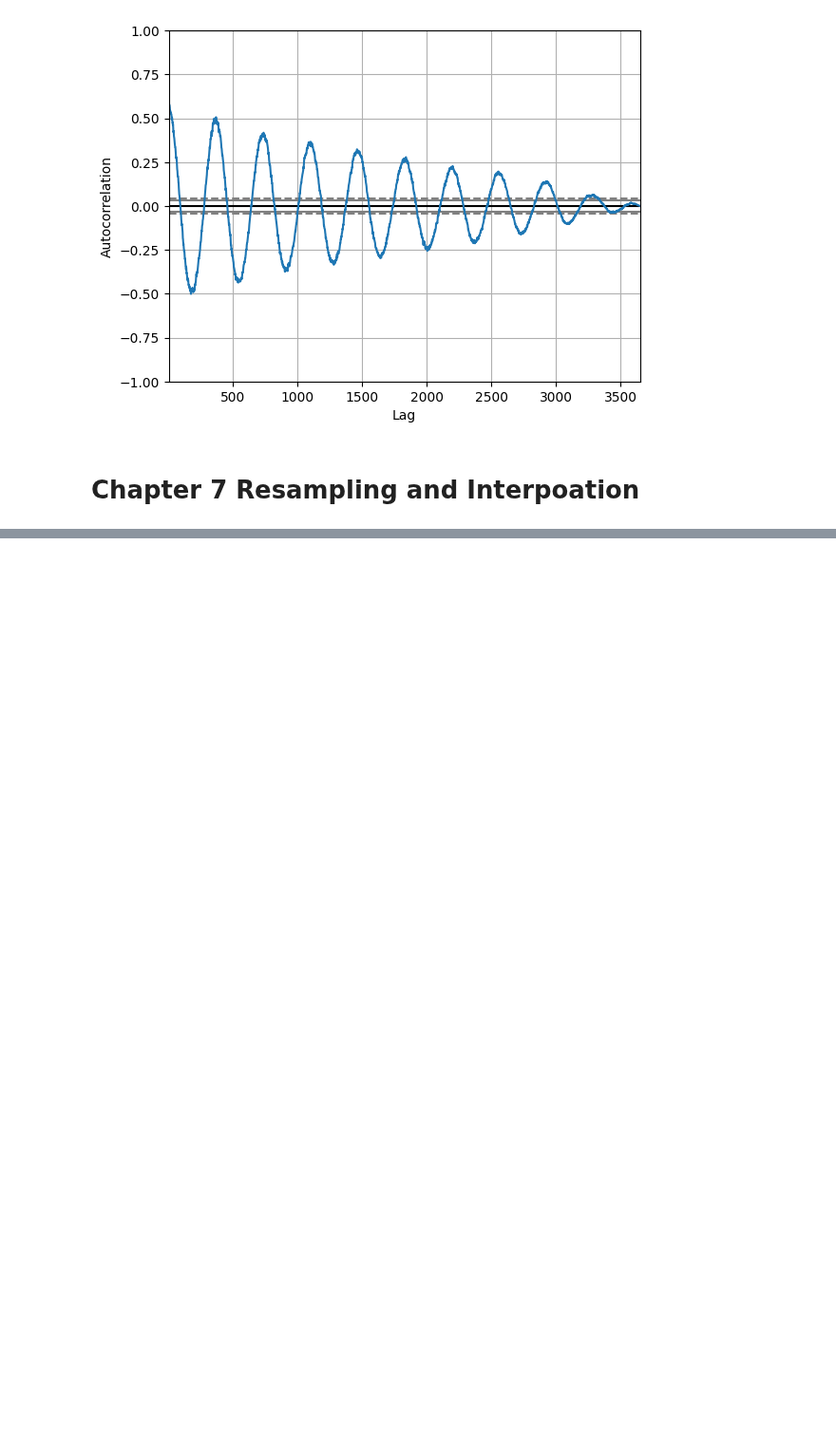
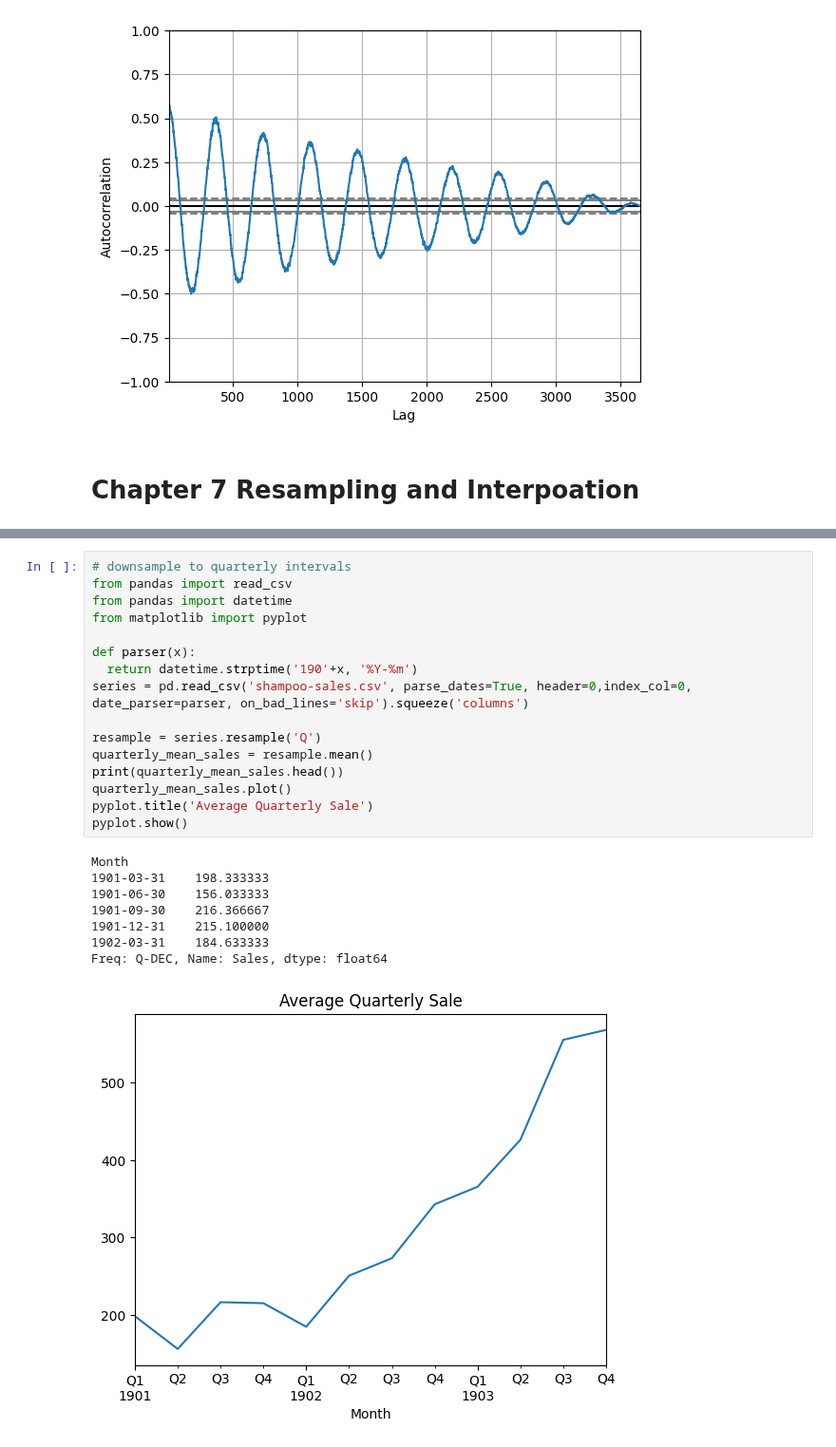
Before and after one commit to gregorywmorris/guided_projects, a Jupyter notebook: time_series/introduction_to_series_forecasting.ipynb, the cells around one changed output, grey strips where cells are left out. Shown at 95% size. Cells and saved outputs as stored; diff of their text form; blank space fills up the shorter version.

```diff
--- a/time_series/introduction_to_series_forecasting.ipynb
+++ b/time_series/introduction_to_series_forecasting.ipynb
@@ -337,0 +465,25 @@ pyplot.show()
+# %%
+# downsample to quarterly intervals
+from pandas import read_csv
+from pandas import datetime
+from matplotlib import pyplot
+
+def parser(x):
+  return datetime.strptime('190'+x, '%Y-%m')
+series = pd.read_csv('shampoo-sales.csv', parse_dates=True, header=0,index_col=0, date_parser=parser, on_bad_lines='skip').squeeze('columns')
+
+resample = series.resample('Q')
+quarterly_mean_sales = resample.mean()
+print(quarterly_mean_sales.head())
+quarterly_mean_sales.plot()
+pyplot.title('Average Quarterly Sale')
+pyplot.show()
+# %% [output]
+Month
+1901-03-31    198.333333
+1901-06-30    156.033333
+1901-09-30    216.366667
+1901-12-31    215.100000
+1902-03-31    184.633333
+Freq: Q-DEC, Name: Sales, dtype: float64
+[figure, added]
```
Also changed, not shown: parts of 8 cells of this notebook.
